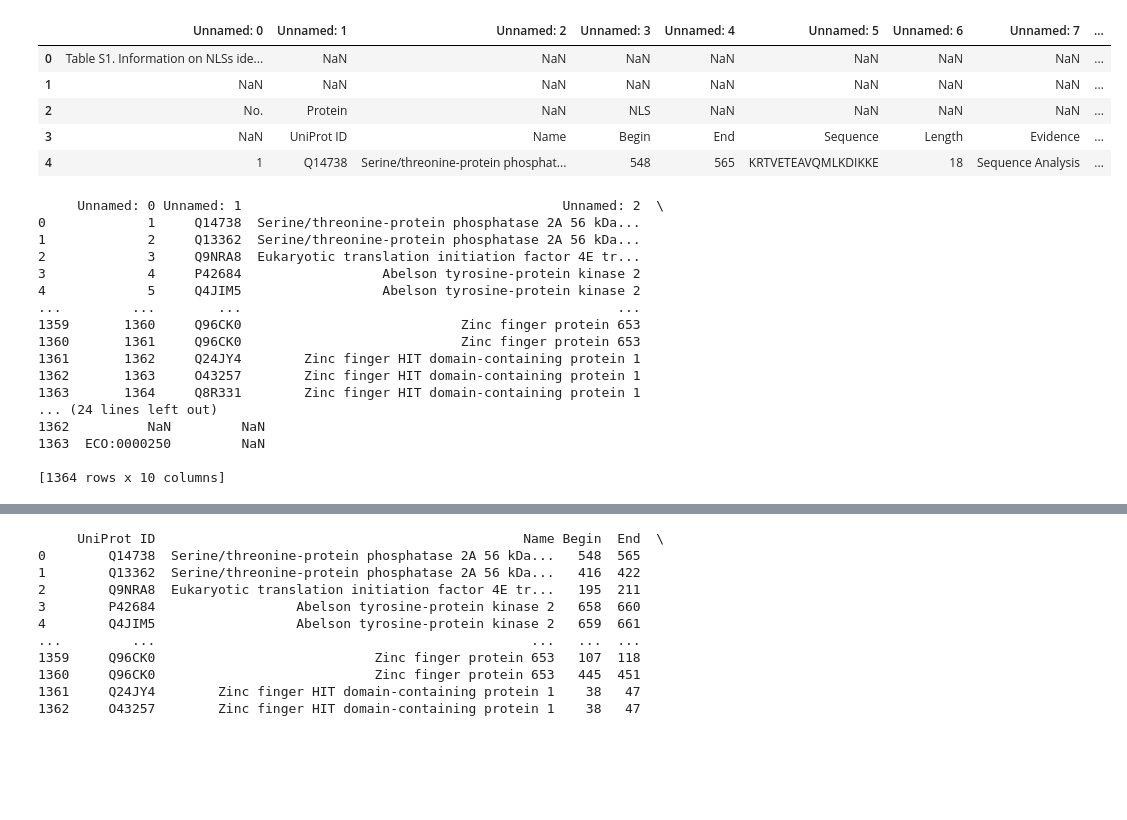
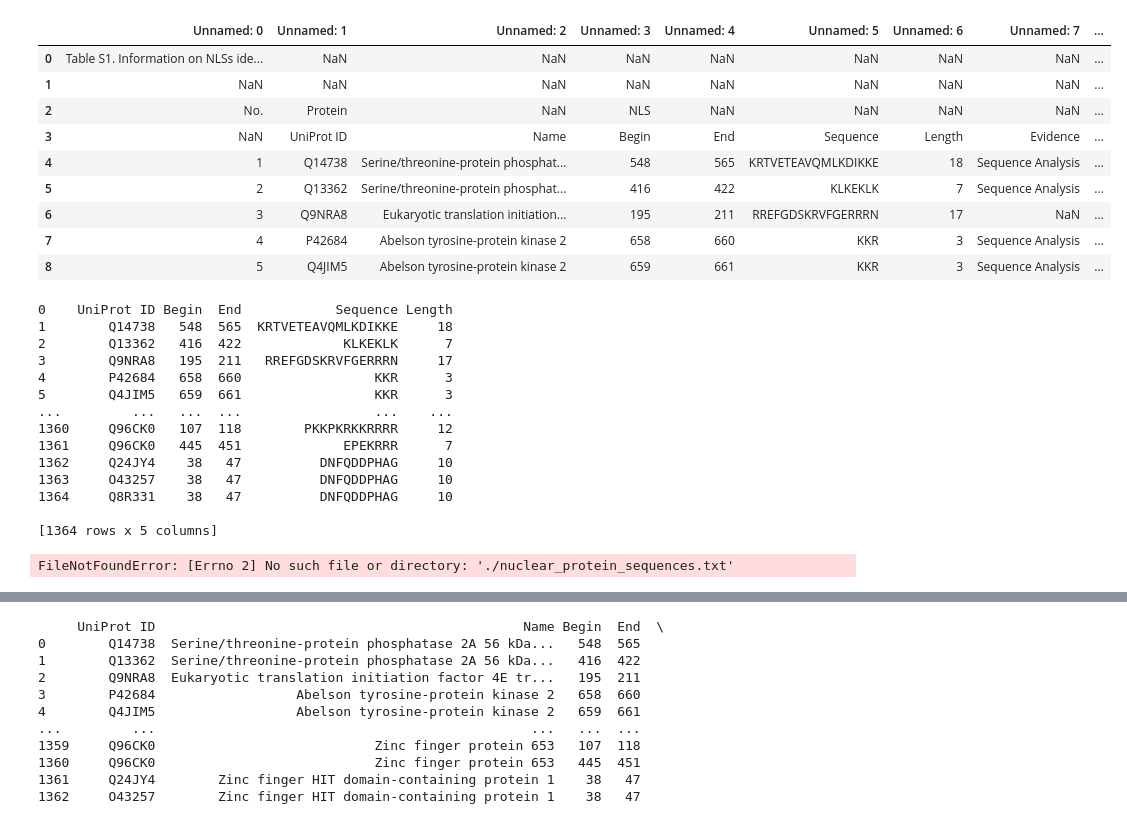
Before and after one commit to auerbachsd/NLSeer, a Jupyter notebook: Ming_data_extraction/Dateset_Creation.ipynb, the cells around one changed output, grey strips where cells are left out. Drawn from its saved outputs; the diff is of its cells as text; code cells hidden in the pictures; blank space fills up the shorter version.

Commit message:
Add protein sequences data

```diff
--- a/Ming_data_extraction/Dateset_Creation.ipynb
+++ b/Ming_data_extraction/Dateset_Creation.ipynb
@@ -4,11 +4,15 @@ import re
 # %%
 df = pd.read_csv('../yamagishi_kaneko_NLS_table.csv')
 # %%
-df.head(5)
+df.head(9)
 # %% [output]
 |  | Unnamed: 0 | Unnamed: 1 | Unnamed: 2 | Unnamed: 3 | Unnamed: 4 | Unnamed: 5 | Unnamed: 6 | Unnamed: 7 | ... |
 | 0 | Table S1. Information on NLSs ide... | NaN | NaN | NaN | NaN | NaN | NaN | NaN | ... |
 | 1 | NaN | NaN | NaN | NaN | NaN | NaN | NaN | NaN | ... |
 | 2 | No. | Protein | NaN | NLS | NaN | NaN | NaN | NaN | ... |
 | 3 | NaN | UniProt ID | Name | Begin | End | Sequence | Length | Evidence | ... |
 | 4 | 1 | Q14738 | Serine/threonine-protein phosphat... | 548 | 565 | KRTVETEAVQMLKDIKKE | 18 | Sequence Analysis | ... |
+| 5 | 2 | Q13362 | Serine/threonine-protein phosphat... | 416 | 422 | KLKEKLK | 7 | Sequence Analysis | ... |
+| 6 | 3 | Q9NRA8 | Eukaryotic translation initiation... | 195 | 211 | RREFGDSKRVFGERRRN | 17 | NaN | ... |
+| 7 | 4 | P42684 | Abelson tyrosine-protein kinase 2 | 658 | 660 | KKR | 3 | Sequence Analysis | ... |
+| 8 | 5 | Q4JIM5 | Abelson tyrosine-protein kinase 2 | 659 | 661 | KKR | 3 | Sequence Analysis | ... |
@@ -19,20 +19,34 @@ df_cleaned = df_cleaned.reset_index(drop=True)
-# %%
-print(df_cleaned)
-# %% [output]
-     Unnamed: 0 Unnamed: 1                                         Unnamed: 2  \
-0             1     Q14738  Serine/threonine-protein phosphatase 2A 56 kDa...
-1             2     Q13362  Serine/threonine-protein phosphatase 2A 56 kDa...
-2             3     Q9NRA8  Eukaryotic translation initiation factor 4E tr...
-3             4     P42684                  Abelson tyrosine-protein kinase 2
-4             5     Q4JIM5                  Abelson tyrosine-protein kinase 2
-...         ...        ...                                                ...
-1359       1360     Q96CK0                            Zinc finger protein 653
-1360       1361     Q96CK0                            Zinc finger protein 653
-1361       1362     Q24JY4        Zinc finger HIT domain-containing protein 1
-1362       1363     O43257        Zinc finger HIT domain-containing protein 1
-1363       1364     Q8R331        Zinc finger HIT domain-containing protein 1
-... (24 lines left out)
-1362          NaN         NaN
-1363  ECO:0000250         NaN
-
-[1364 rows x 10 columns]
+# %%
+df_cleaned = df.iloc[3:,:]
+df_cleaned.reset_index(drop=True, inplace=True)
+df_cleaned.columns = df_cleaned.iloc[0]
+df_cleaned = df_cleaned.drop(df_cleaned.index[0])
+df_cleaned = df_cleaned.drop(['Name', 'Evidence', 'ECO code'],axis=1)
+df_cleaned = df_cleaned.drop(df_cleaned.columns[[0,-1]],axis=1)
+print(df_cleaned)
+# %% [output]
+0    UniProt ID Begin  End            Sequence Length
+1        Q14738   548  565  KRTVETEAVQMLKDIKKE     18
+2        Q13362   416  422             KLKEKLK      7
+3        Q9NRA8   195  211   RREFGDSKRVFGERRRN     17
+4        P42684   658  660                 KKR      3
+5        Q4JIM5   659  661                 KKR      3
+...         ...   ...  ...                 ...    ...
+1360     Q96CK0   107  118        PKKPKRKKRRRR     12
+1361     Q96CK0   445  451             EPEKRRR      7
+1362     Q24JY4    38   47          DNFQDDPHAG     10
+1363     O43257    38   47          DNFQDDPHAG     10
+1364     Q8R331    38   47          DNFQDDPHAG     10
+
+[1364 rows x 5 columns]
+# %%
+file_path='./nuclear_protein_sequences.txt'
+
+protein_sequences = []
+
+with open(file_path, 'r') as f:
+    for line in f:
+        protein_sequences.append(line.strip())
+    # fasta_data = f.read()
+# %% [output]
+FileNotFoundError: [Errno 2] No such file or directory: './nuclear_protein_sequences.txt'
```
Also changed, not shown: parts of 3 cells of this notebook, 2 other files.
